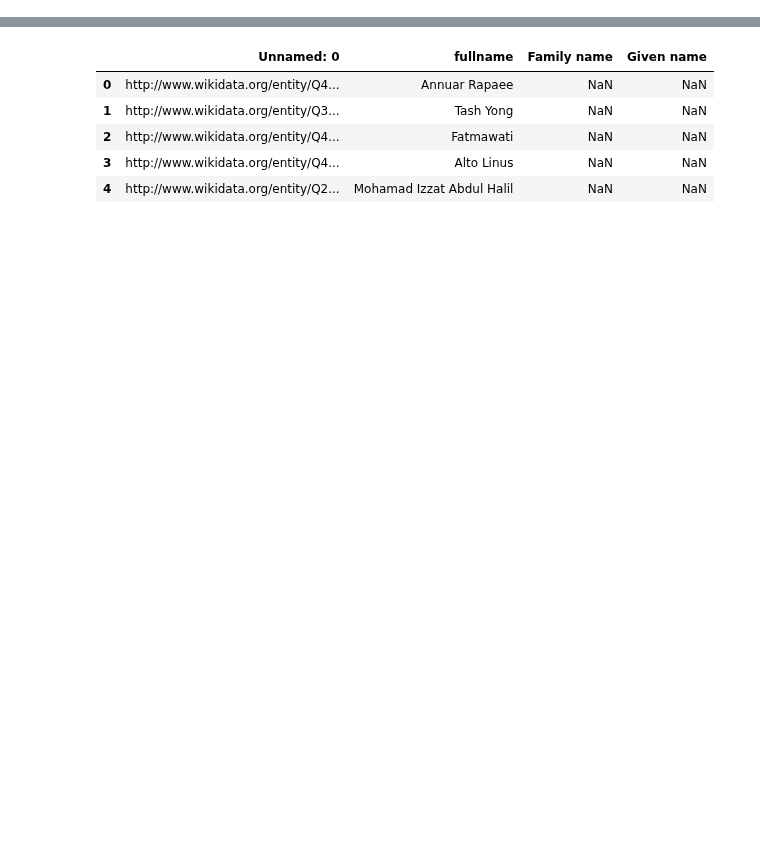
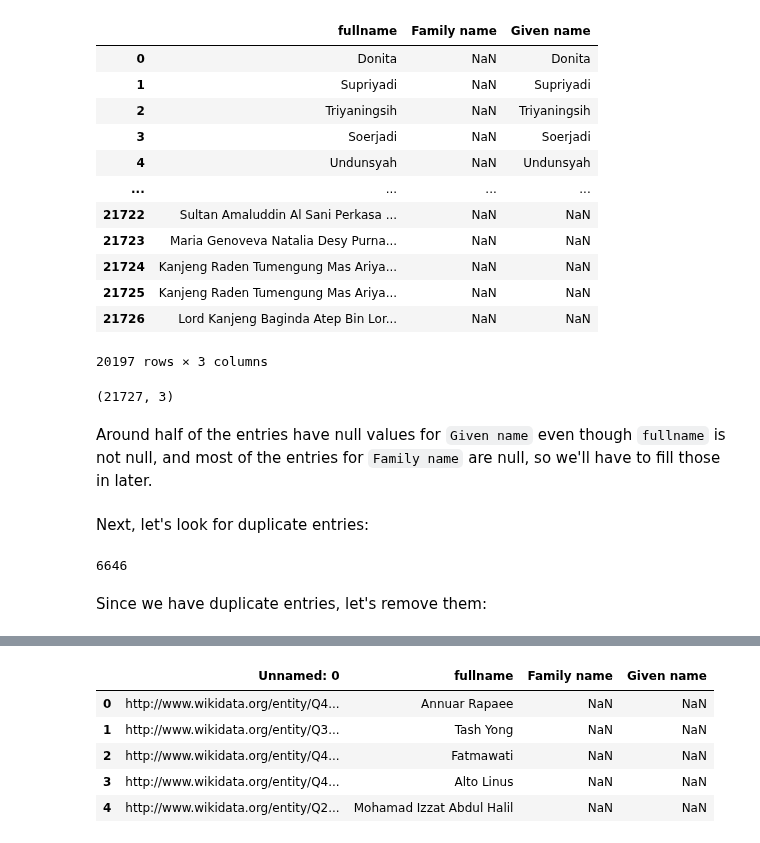
Before and after one commit to Exiger-project/Name_Of_Origin_Project-, a Jupyter notebook: IndoMalayNames.ipynb, the cells around one changed output, grey strips where cells are left out. Saved outputs shown, nothing was run; the diff lists cells and outputs as text; code cells hidden in the pictures; blank space fills up the shorter version.

Commit message:
Separated names into family name and given name

```diff
--- a/IndoMalayNames.ipynb
+++ b/IndoMalayNames.ipynb
@@ -4,4 +18,5 @@ import numpy as np
 # %%
-df_indo = pd.read_excel('EXGR_Indonesian names.xlsx')
+# Inspecting second Indonesian dataset
+df_indo = pd.read_excel('name_data/exigerData/EXGR_Indonesian names-2.xlsx')
 df_indo.head()
 # %% [output]
@@ -13,0 +31,3 @@ df_indo.head()
+# %%
+df_indo.drop(columns = ['Unnamed: 0', 'Designation', 'Comment', 'Unnamed: 6', 'Unnamed: 7'], inplace = True)
+df_indo.head()
@@ -13,0 +67,30 @@ df_indo.head()
+# %%
+df_indo[df_indo['Family name'].isnull()]
+# %% [output]
+|  | fullname | Family name | Given name |
+| 0 | Donita | NaN | Donita |
+| 1 | Supriyadi | NaN | Supriyadi |
+| 2 | Triyaningsih | NaN | Triyaningsih |
+| 3 | Soerjadi | NaN | Soerjadi |
+| 4 | Undunsyah | NaN | Undunsyah |
+| ... | ... | ... | ... |
+| 21722 | Sultan Amaluddin Al Sani Perkasa ... | NaN | NaN |
+| 21723 | Maria Genoveva Natalia Desy Purna... | NaN | NaN |
+| 21724 | Kanjeng Raden Tumengung Mas Ariya... | NaN | NaN |
+| 21725 | Kanjeng Raden Tumengung Mas Ariya... | NaN | NaN |
+| 21726 | Lord Kanjeng Baginda Atep Bin Lor... | NaN | NaN |
+20197 rows × 3 columns
+# %%
+df_indo.shape
+# %% [output]
+(21727, 3)
+# %% [markdown]
+Around half of the entries have null values for `Given name` even though `fullname` is not null, and most of the entries for `Family name` are null, so we'll have to fill those in later.
+# %% [markdown]
+Next, let's look for duplicate entries:
+# %%
+print(len(df_indo[df_indo.duplicated()]))
+# %% [output]
+6646
+# %% [markdown]
+Since we have duplicate entries, let's remove them:
```
Also changed, not shown: parts of 50 cells of this notebook.
